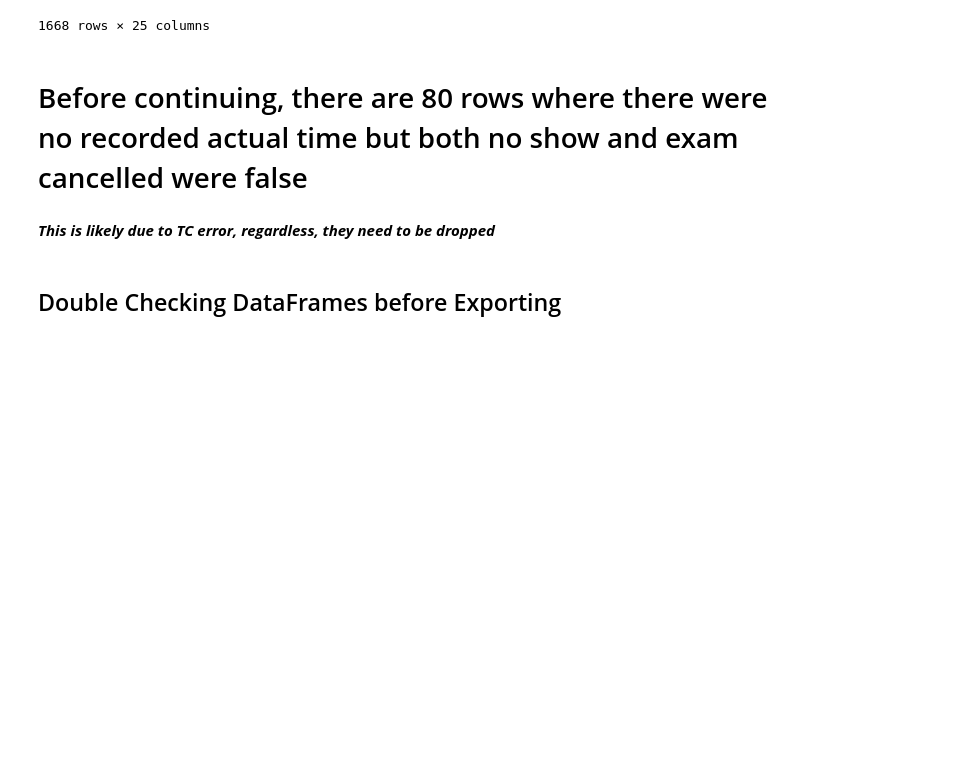
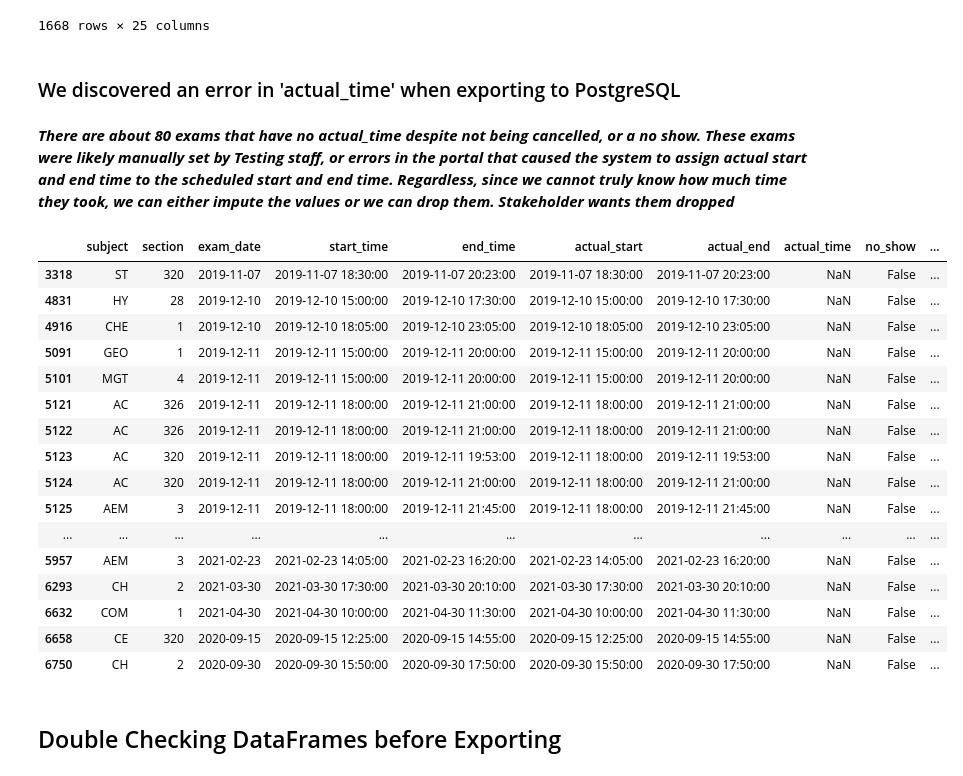
Before and after one commit to dihoxy/ODS-Test-Center-Project, a Jupyter notebook: Handling Outliers and Basic Exploratory Analysis_v02.ipynb, the cells around one changed output. Cells and saved outputs as stored; diff of their text form; code cells hidden in the pictures; blank space fills up the shorter version.

```diff
--- a/Handling Outliers and Basic Exploratory Analysis_v02.ipynb
+++ b/Handling Outliers and Basic Exploratory Analysis_v02.ipynb
@@ -469,7 +469,29 @@ idx = ods.loc[(ods['exam_date'] > '2020-03-13') & (ods['exam_date']< '2020-09-01
 # %%
 # # Drop the COVID cancelled exams
 ods.drop(index=idx, inplace=True)
-# %% [markdown]
-# Before continuing, there are 80 rows where there were no recorded actual time but both no show and exam cancelled were false
-# %% [markdown]
-***This is likely due to TC error, regardless, they need to be dropped***
+# %% [markdown]
+### We discovered an error in 'actual_time' when exporting to PostgreSQL
+# %% [markdown]
+***There are about 80 exams that have no actual_time despite not being cancelled, or a no show. These exams were likely manually set by Testing staff, or errors in the portal that caused the system to assign actual start and end time to the scheduled start and end time. Regardless, since we cannot truly know how much time they took, we can either impute the values or we can drop them. Stakeholder wants them dropped***
+# %%
+ods.loc[(ods['actual_time'].isna()) & (ods['no_show']== False) & (ods['exam_cancelled']==False),
+        ['subject', 'section','exam_date', 'start_time', 'end_time', 'actual_start', 'actual_end',
+         'actual_time', 'no_show', 'exam_cancelled']]
+# %% [output]
+|  | subject | section | exam_date | start_time | end_time | actual_start | actual_end | actual_time | no_show | ... |
+| 3318 | ST | 320 | 2019-11-07 | 2019-11-07 18:30:00 | 2019-11-07 20:23:00 | 2019-11-07 18:30:00 | 2019-11-07 20:23:00 | NaN | False | ... |
+| 4831 | HY | 28 | 2019-12-10 | 2019-12-10 15:00:00 | 2019-12-10 17:30:00 | 2019-12-10 15:00:00 | 2019-12-10 17:30:00 | NaN | False | ... |
+| 4916 | CHE | 1 | 2019-12-10 | 2019-12-10 18:05:00 | 2019-12-10 23:05:00 | 2019-12-10 18:05:00 | 2019-12-10 23:05:00 | NaN | False | ... |
+| 5091 | GEO | 1 | 2019-12-11 | 2019-12-11 15:00:00 | 2019-12-11 20:00:00 | 2019-12-11 15:00:00 | 2019-12-11 20:00:00 | NaN | False | ... |
+| 5101 | MGT | 4 | 2019-12-11 | 2019-12-11 15:00:00 | 2019-12-11 20:00:00 | 2019-12-11 15:00:00 | 2019-12-11 20:00:00 | NaN | False | ... |
+| 5121 | AC | 326 | 2019-12-11 | 2019-12-11 18:00:00 | 2019-12-11 21:00:00 | 2019-12-11 18:00:00 | 2019-12-11 21:00:00 | NaN | False | ... |
+| 5122 | AC | 326 | 2019-12-11 | 2019-12-11 18:00:00 | 2019-12-11 21:00:00 | 2019-12-11 18:00:00 | 2019-12-11 21:00:00 | NaN | False | ... |
+| 5123 | AC | 320 | 2019-12-11 | 2019-12-11 18:00:00 | 2019-12-11 19:53:00 | 2019-12-11 18:00:00 | 2019-12-11 19:53:00 | NaN | False | ... |
+| 5124 | AC | 320 | 2019-12-11 | 2019-12-11 18:00:00 | 2019-12-11 21:00:00 | 2019-12-11 18:00:00 | 2019-12-11 21:00:00 | NaN | False | ... |
+| 5125 | AEM | 3 | 2019-12-11 | 2019-12-11 18:00:00 | 2019-12-11 21:45:00 | 2019-12-11 18:00:00 | 2019-12-11 21:45:00 | NaN | False | ... |
+| ... | ... | ... | ... | ... | ... | ... | ... | ... | ... | ... |
+| 5957 | AEM | 3 | 2021-02-23 | 2021-02-23 14:05:00 | 2021-02-23 16:20:00 | 2021-02-23 14:05:00 | 2021-02-23 16:20:00 | NaN | False | ... |
+| 6293 | CH | 2 | 2021-03-30 | 2021-03-30 17:30:00 | 2021-03-30 20:10:00 | 2021-03-30 17:30:00 | 2021-03-30 20:10:00 | NaN | False | ... |
+| 6632 | COM | 1 | 2021-04-30 | 2021-04-30 10:00:00 | 2021-04-30 11:30:00 | 2021-04-30 10:00:00 | 2021-04-30 11:30:00 | NaN | False | ... |
+| 6658 | CE | 320 | 2020-09-15 | 2020-09-15 12:25:00 | 2020-09-15 14:55:00 | 2020-09-15 12:25:00 | 2020-09-15 14:55:00 | NaN | False | ... |
+| 6750 | CH | 2 | 2020-09-30 | 2020-09-30 15:50:00 | 2020-09-30 17:50:00 | 2020-09-30 15:50:00 | 2020-09-30 17:50:00 | NaN | False | ... |
```
Also changed, not shown: parts of 4 cells of this notebook.
